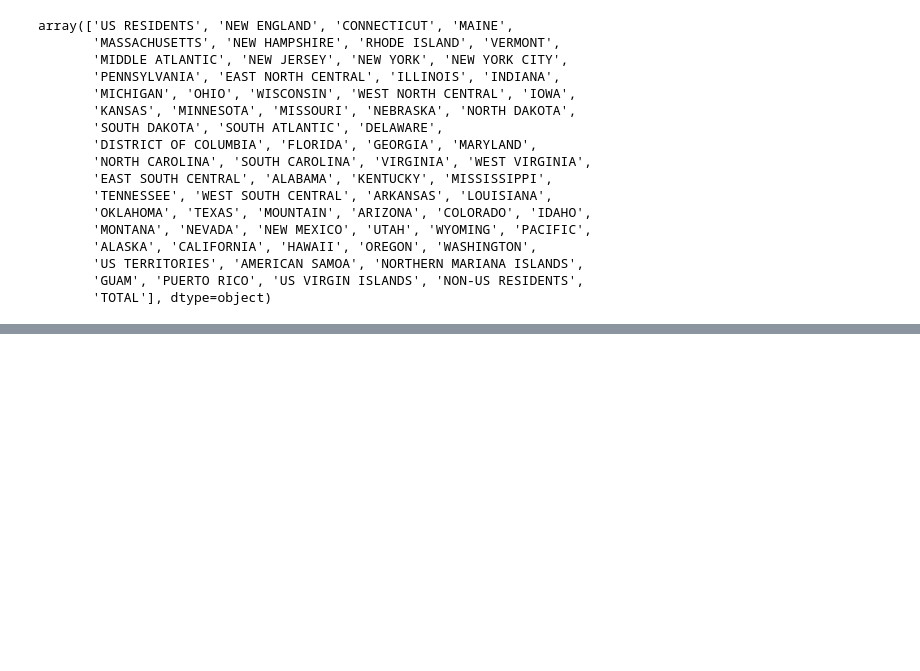
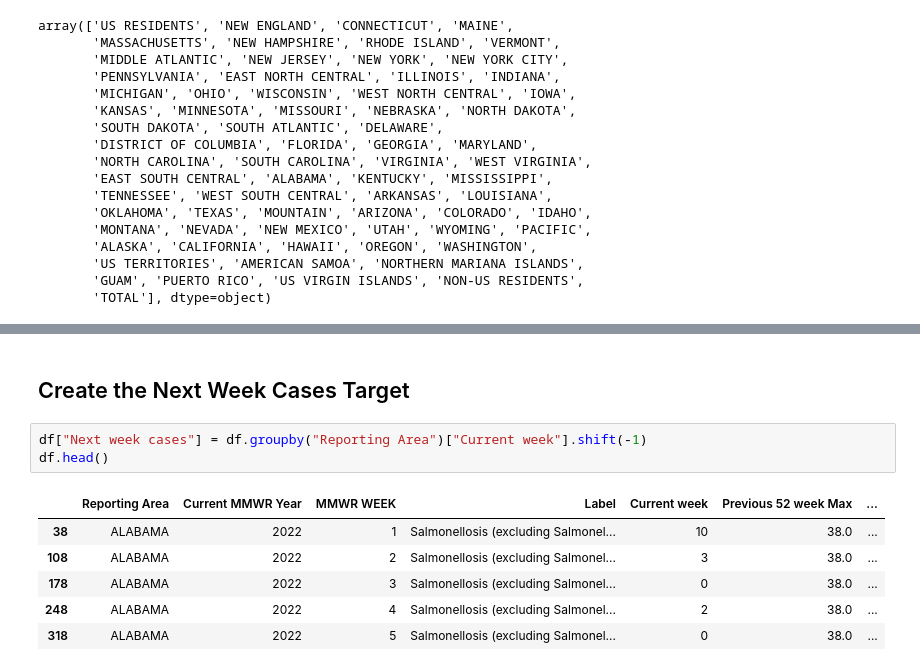
Before and after one commit to swirita/Disease-Forecasting, a Jupyter notebook: notebooks/01_preparing_data.ipynb, the cells around one changed output, grey strips where cells are left out. Saved outputs shown, nothing was run; the diff lists cells and outputs as text; blank space fills up the shorter version.

```diff
--- a/notebooks/01_preparing_data.ipynb
+++ b/notebooks/01_preparing_data.ipynb
@@ -453,0 +480,12 @@ array(['US RESIDENTS', 'NEW ENGLAND', 'CONNECTICUT', 'MAINE',
+# %% [markdown]
+## Create the Next Week Cases Target
+# %%
+df["Next week cases"] = df.groupby("Reporting Area")["Current week"].shift(-1)
+df.head()
+# %% [output]
+|  | Reporting Area | Current MMWR Year | MMWR WEEK | Label | Current week | Previous 52 week Max | ... |
+| 38 | ALABAMA | 2022 | 1 | Salmonellosis (excluding Salmonel... | 10 | 38.0 | ... |
+| 108 | ALABAMA | 2022 | 2 | Salmonellosis (excluding Salmonel... | 3 | 38.0 | ... |
+| 178 | ALABAMA | 2022 | 3 | Salmonellosis (excluding Salmonel... | 0 | 38.0 | ... |
+| 248 | ALABAMA | 2022 | 4 | Salmonellosis (excluding Salmonel... | 2 | 38.0 | ... |
+| 318 | ALABAMA | 2022 | 5 | Salmonellosis (excluding Salmonel... | 0 | 38.0 | ... |
```
Also changed, not shown: parts of 10 cells of this notebook.
